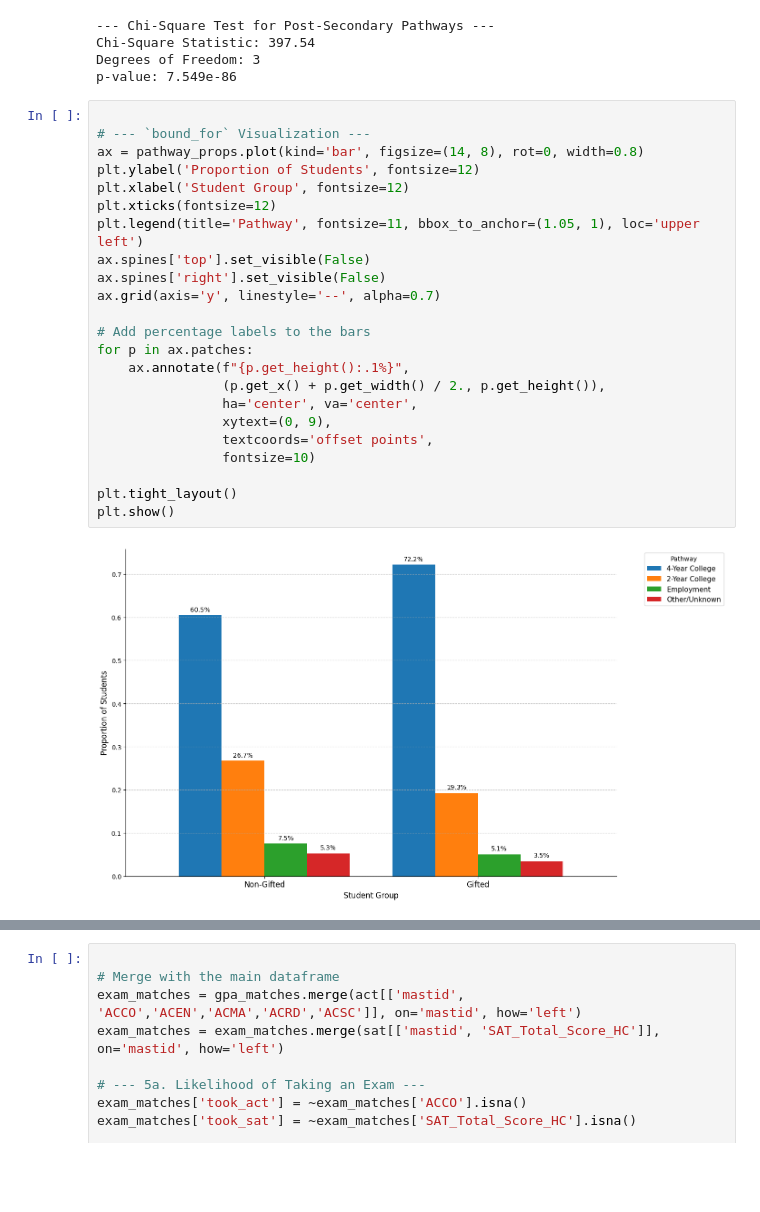
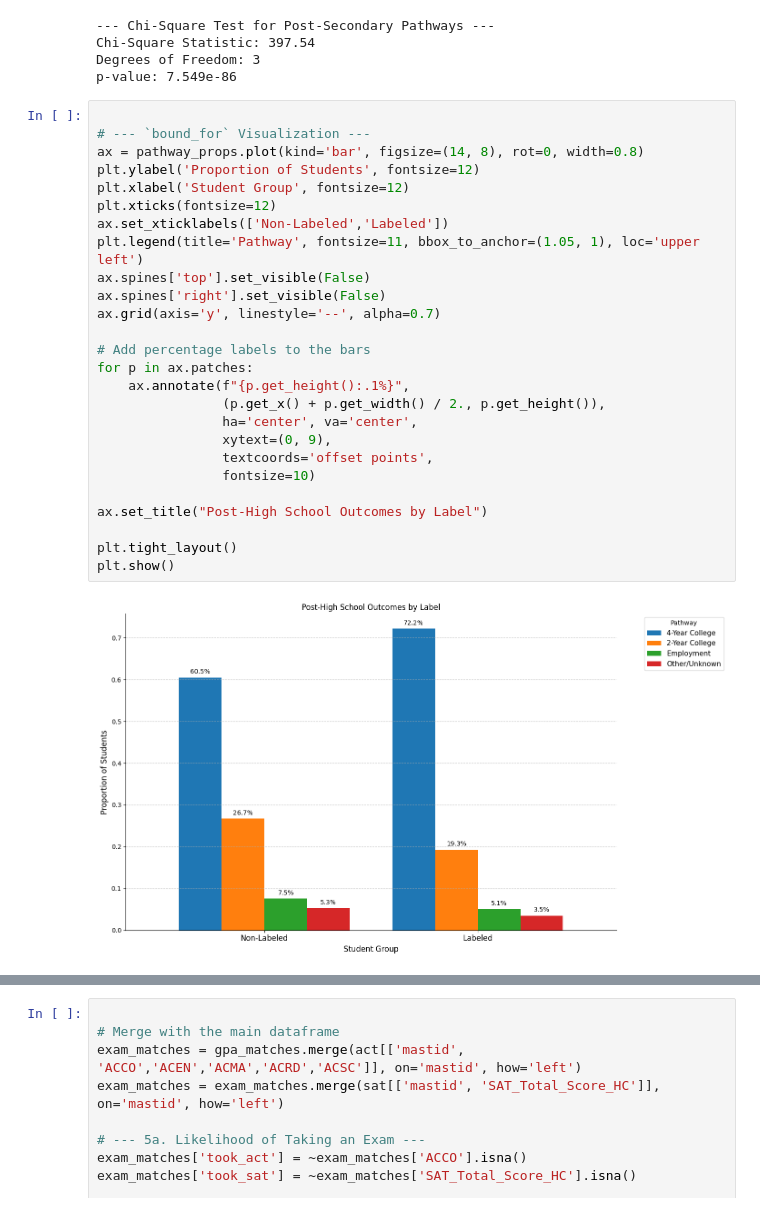
Before and after one commit to dmatten1/gifted-paper, a Jupyter notebook: analysis.ipynb, the cells around one changed output, grey strips where cells are left out. Cells and saved outputs as stored; diff of their text form; blank space fills up the shorter version.

```diff
--- a/analysis.ipynb
+++ b/analysis.ipynb
@@ -1174,28 +1176,31 @@ p-value: 7.549e-86
 # %%
 
 # --- `bound_for` Visualization ---
 ax = pathway_props.plot(kind='bar', figsize=(14, 8), rot=0, width=0.8)
 plt.ylabel('Proportion of Students', fontsize=12)
 plt.xlabel('Student Group', fontsize=12)
 plt.xticks(fontsize=12)
+ax.set_xticklabels(['Non-Labeled','Labeled'])
 plt.legend(title='Pathway', fontsize=11, bbox_to_anchor=(1.05, 1), loc='upper left')
 ax.spines['top'].set_visible(False)
 ax.spines['right'].set_visible(False)
 ax.grid(axis='y', linestyle='--', alpha=0.7)
 
 # Add percentage labels to the bars
 for p in ax.patches:
     ax.annotate(f"{p.get_height():.1%}",
                 (p.get_x() + p.get_width() / 2., p.get_height()),
                 ha='center', va='center',
                 xytext=(0, 9),
                 textcoords='offset points',
                 fontsize=10)
 
+ax.set_title("Post-High School Outcomes by Label")
+
 plt.tight_layout()
 plt.show()
 # %% [output]
-[figure, old version]
+[figure, new version]
 # %%
 print("\n--- Running Part 3: `bound_for` Switcher Analysis ---")
 
```
Also changed, not shown: parts of 4 cells of this notebook, 4 other files.
